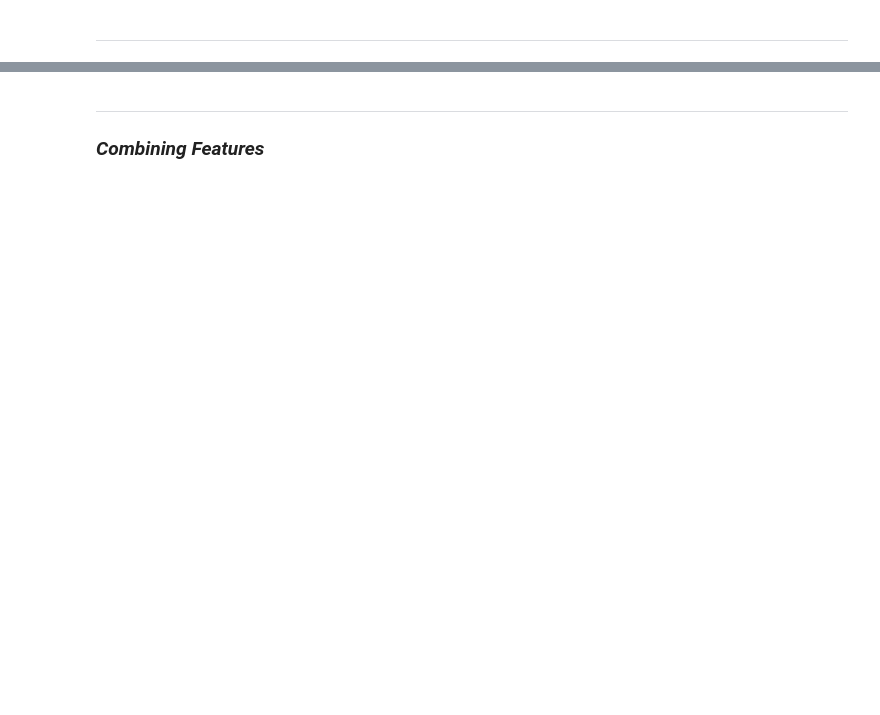
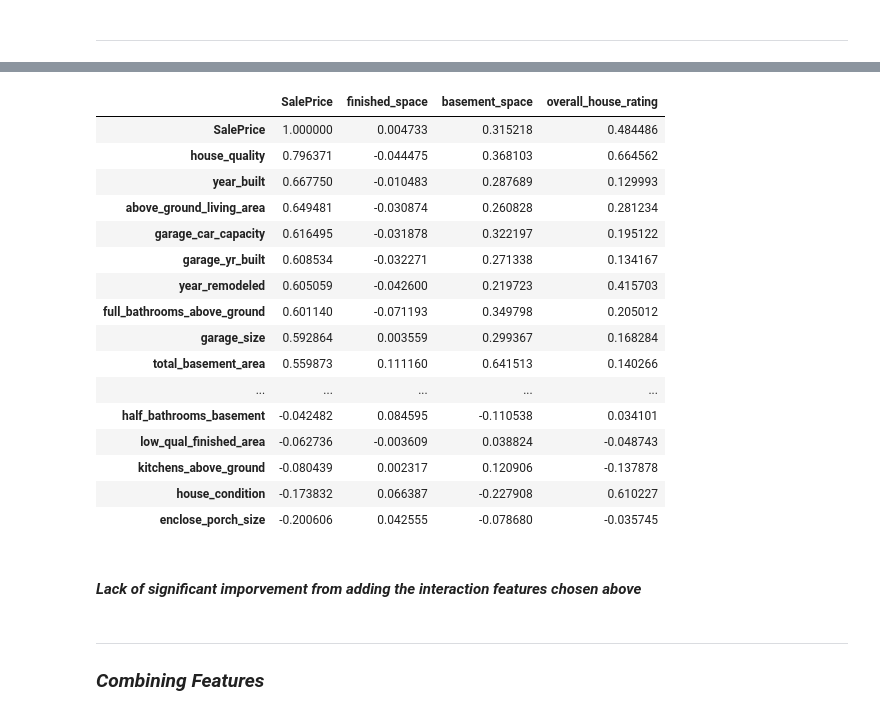
Before and after one commit to pemurp19/Ames-Housing-Data, a Jupyter notebook: code/02_Preprocessing_and_Feature_Engineering.ipynb, the cells around one changed output, grey strips where cells are left out. Saved outputs shown, nothing was run; the diff lists cells and outputs as text; code cells hidden in the pictures; blank space fills up the shorter version.

```diff
--- a/code/02_Preprocessing_and_Feature_Engineering.ipynb
+++ b/code/02_Preprocessing_and_Feature_Engineering.ipynb
@@ -421 +633,32 @@ all_features_binarized.to_csv('../data/all_features_binarized.csv')
+# %%
+train['finished_space'] = train['finished_area'] * train['finished_area2']
+test['finished_space'] = test['finished_area'] * test['finished_area2']
+
+train['basement_space'] = train['unfinished_area'] * train['total_basement_area']
+test['basement_space'] = test['unfinished_area'] * test['total_basement_area']
+
+train['overall_house_rating'] = train['house_quality'] * train['house_condition']
+test['overall_house_rating'] = test['house_quality'] * test['house_condition']
+# %%
+train.corr()[['SalePrice','finished_space','basement_space','overall_house_rating']].sort_values(by = 'SalePrice', ascending = False)
+# %% [output]
+|  | SalePrice | finished_space | basement_space | overall_house_rating |
+| SalePrice | 1.000000 | 0.004733 | 0.315218 | 0.484486 |
+| house_quality | 0.796371 | -0.044475 | 0.368103 | 0.664562 |
+| year_built | 0.667750 | -0.010483 | 0.287689 | 0.129993 |
+| above_ground_living_area | 0.649481 | -0.030874 | 0.260828 | 0.281234 |
+| garage_car_capacity | 0.616495 | -0.031878 | 0.322197 | 0.195122 |
+| garage_yr_built | 0.608534 | -0.032271 | 0.271338 | 0.134167 |
+| year_remodeled | 0.605059 | -0.042600 | 0.219723 | 0.415703 |
+| full_bathrooms_above_ground | 0.601140 | -0.071193 | 0.349798 | 0.205012 |
+| garage_size | 0.592864 | 0.003559 | 0.299367 | 0.168284 |
+| total_basement_area | 0.559873 | 0.111160 | 0.641513 | 0.140266 |
+| ... | ... | ... | ... | ... |
+| half_bathrooms_basement | -0.042482 | 0.084595 | -0.110538 | 0.034101 |
+| low_qual_finished_area | -0.062736 | -0.003609 | 0.038824 | -0.048743 |
+| kitchens_above_ground | -0.080439 | 0.002317 | 0.120906 | -0.137878 |
+| house_condition | -0.173832 | 0.066387 | -0.227908 | 0.610227 |
+| enclose_porch_size | -0.200606 | 0.042555 | -0.078680 | -0.035745 |
+# %% [markdown]
+#### *Lack of significant imporvement from adding the interaction features chosen above*
 # %%
```
Also changed, not shown: parts of 38 cells of this notebook, 1 other file.
